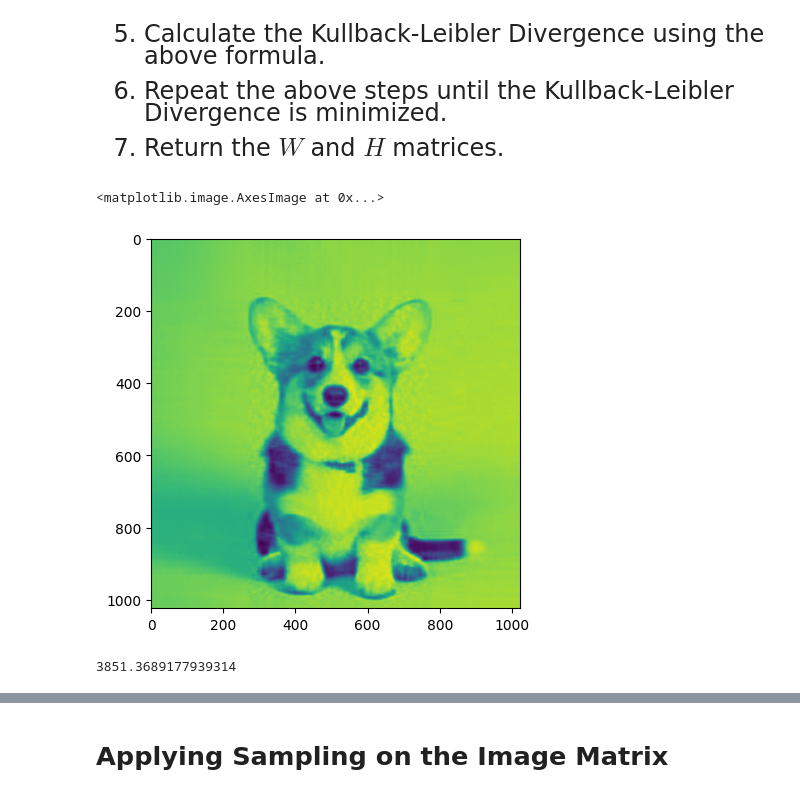
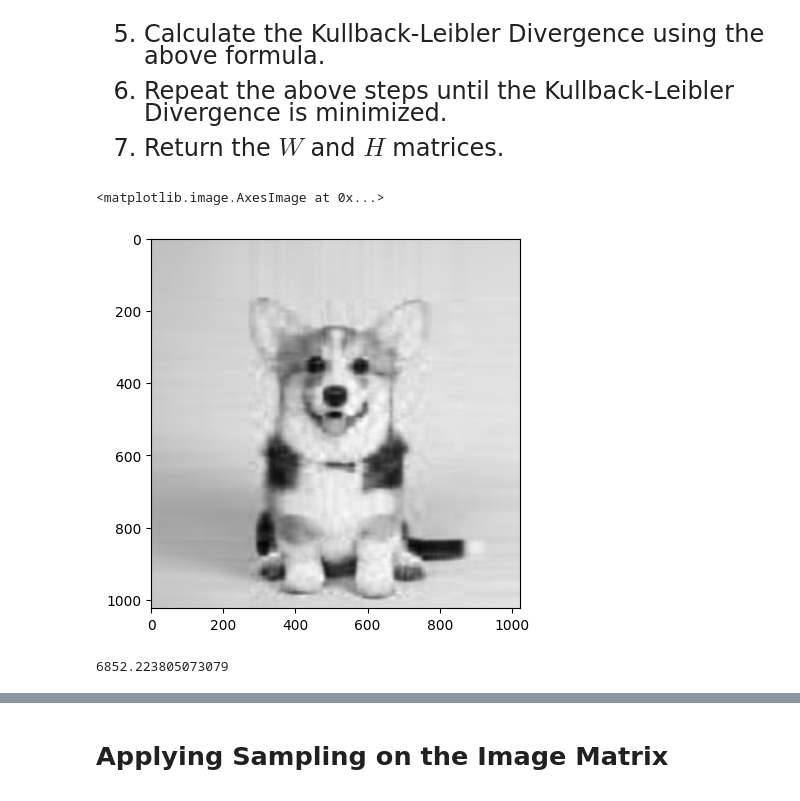
Before and after one commit to Hit2737/CS328_Intro_to_Data_Science_Project, a Jupyter notebook: file1.ipynb, the cells around one changed output, grey strips where cells are left out. Saved outputs shown, nothing was run; the diff lists cells and outputs as text; code cells hidden in the pictures.

```diff
--- a/file1.ipynb
+++ b/file1.ipynb
@@ -136,23 +136,23 @@ def NNMF(matrix: np.array, n_components: int):
     W = np.random.rand(n, n_components)
     H = np.random.rand(n_components, m)
 
-    '''Using Kulback-Leibler Divergence as the loss function'''
+    '''Using Kullback-Leibler Divergence as the loss function'''
     for i in range(1000):
         H = H * (W.T @ matrix) / (W.T @ W @ H)
         W = W * (matrix @ H.T) / (W @ H @ H.T)
     return W, H
 # %%
-W_, H_ = NNMF(A, 50)   # k = 50 <<< 1024
+W_, H_ = NNMF(A, 20)   # k = 50 <<< 1024
 # %%
 A_ = W_ @ H_
 # %%
-plt.imshow(A_)
+plt.imshow(A_, cmap='gray')
 # %% [output]
 <matplotlib.image.AxesImage at 0x...>
-[figure, old version]
+[figure, new version]
 # %%
 #Calculating the error
 error = np.linalg.norm(A - A_)
 error
 # %% [output]
-3851.3689177939314
+6852.223805073079
```
Also changed, not shown: parts of 5 cells of this notebook.
